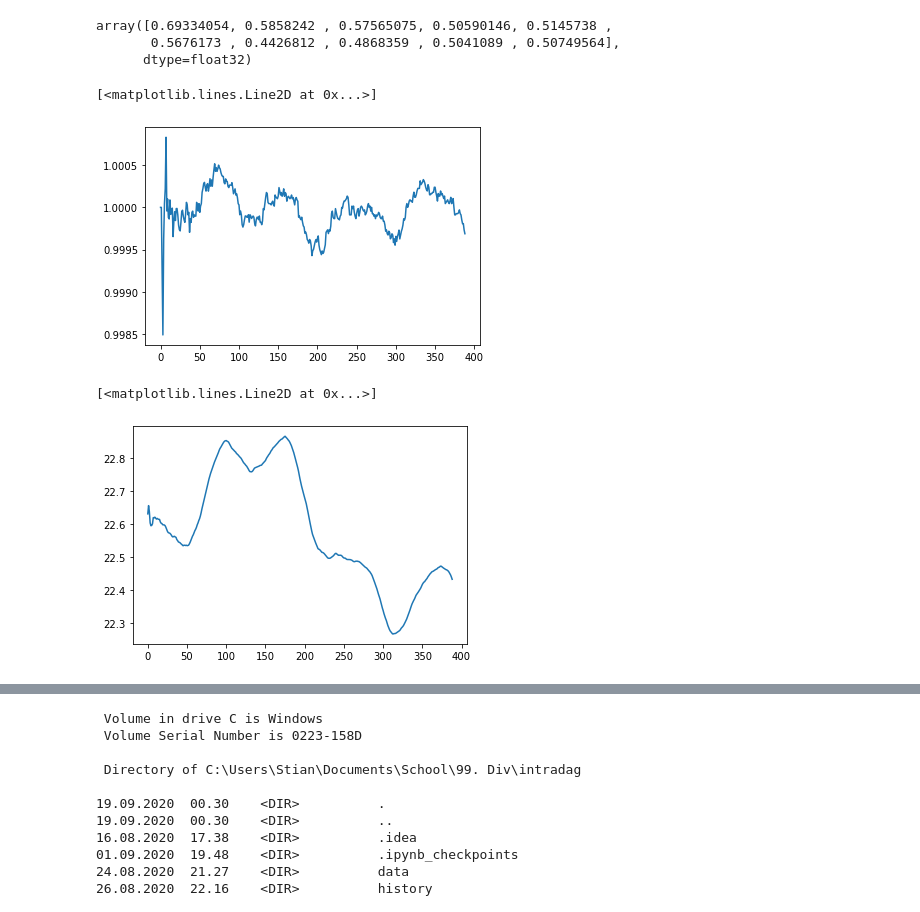
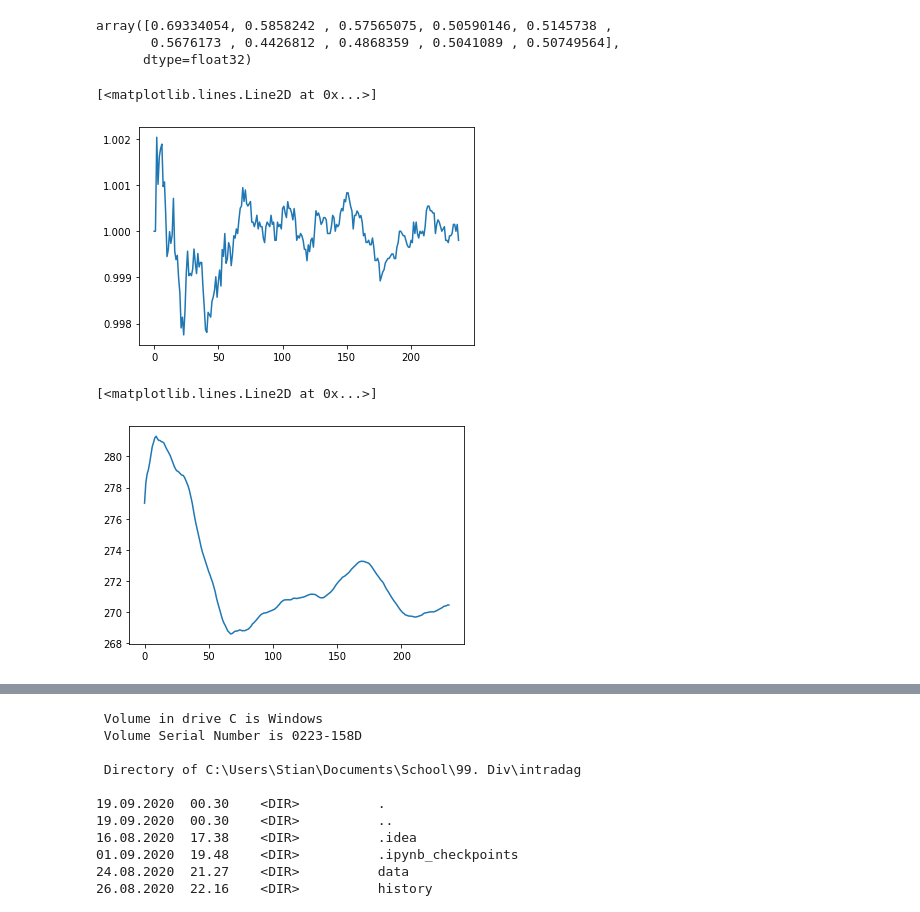
Before and after one commit to stianteien/instradag, a Jupyter notebook: RNN_trial.ipynb, the cells around one changed output, grey strips where cells are left out. Drawn from its saved outputs; the diff is of its cells as text; code cells hidden in the pictures.

```diff
--- a/RNN_trial.ipynb
+++ b/RNN_trial.ipynb
@@ -79,14 +79,14 @@ def make_ready(filer):
         print(f"{i+1} av {len(filer)} renset" ,end='\r')
         data = rens().clean_data(pd.read_excel(fil))
         stock = stockstats.StockDataFrame.retype(data)
-        indikatorer = ['rsi_20', 'trix', 'open_8_sma', 'open_16_sma', 'macds', 'open_30_sma', 'open_5_sma']
+        indikatorer = ['rsi_20', 'trix', 'open_8_sma', 'open_16_sma', 'macds', 'open_30_sma', 'open_15_sma']
         for ind in indikatorer:
             stock.get(ind)
         stock['sma8-16'] = [stock.open_8_sma[i] - stock.open_16_sma[i] for i, value in enumerate(stock.open_8_sma)]
         stock['sma30_derivert'] = [stock.open_30_sma[i] / stock.open_30_sma[i-1] if i>1 else 1
                                    for i, value in enumerate(stock.open_30_sma)]
-        stock['sma5_derivert'] = [stock.open_5_sma[i] / stock.open_5_sma[i-1] if i>1 else 1
-                                   for i, value in enumerate(stock.open_5_sma)]
+        stock['sma15_derivert'] = [stock.open_15_sma[i] / stock.open_15_sma[i-1] if i>1 else 1
+                                   for i, value in enumerate(stock.open_15_sma)]
         stock['derivert'] = [stock.open[i] / stock.open[i-1] if i>1 else 1
                              for i, value in enumerate(stock.open)]
 
@@ -101,6 +101,6 @@ def add_data(word):
     ordet = 'data/' + word
     return ordet
 # %%
-filer = list(map(add_data, os.listdir('data/')))[1:10] # test 54:60
+filer = list(map(add_data, os.listdir('data/')))[10:14] # test 54:60
 data = make_ready(filer)
 # %% [output]
@@ -262,14 +227,14 @@ array([0.69334054, 0.5858242 , 0.57565075, 0.50590146, 0.5145738 ,
        0.5676173 , 0.4426812 , 0.4868359 , 0.5041089 , 0.50749564],
       dtype=float32)
 # %%
-plt.plot(data[0].sma30_derivert)
+plt.plot(data[0].sma15_derivert)
 #plt.plot(data.sma5_derivert)
 # %% [output]
 [<matplotlib.lines.Line2D at 0x...>]
-[figure, old version]
+[figure, new version]
 # %%
 plt.plot(data[0].open_30_sma)
 #plt.plot(data.sma5_derivert)
 # %% [output]
 [<matplotlib.lines.Line2D at 0x...>]
-[figure, old version]
+[figure, new version]
```
Also changed, not shown: parts of 9 cells of this notebook.
